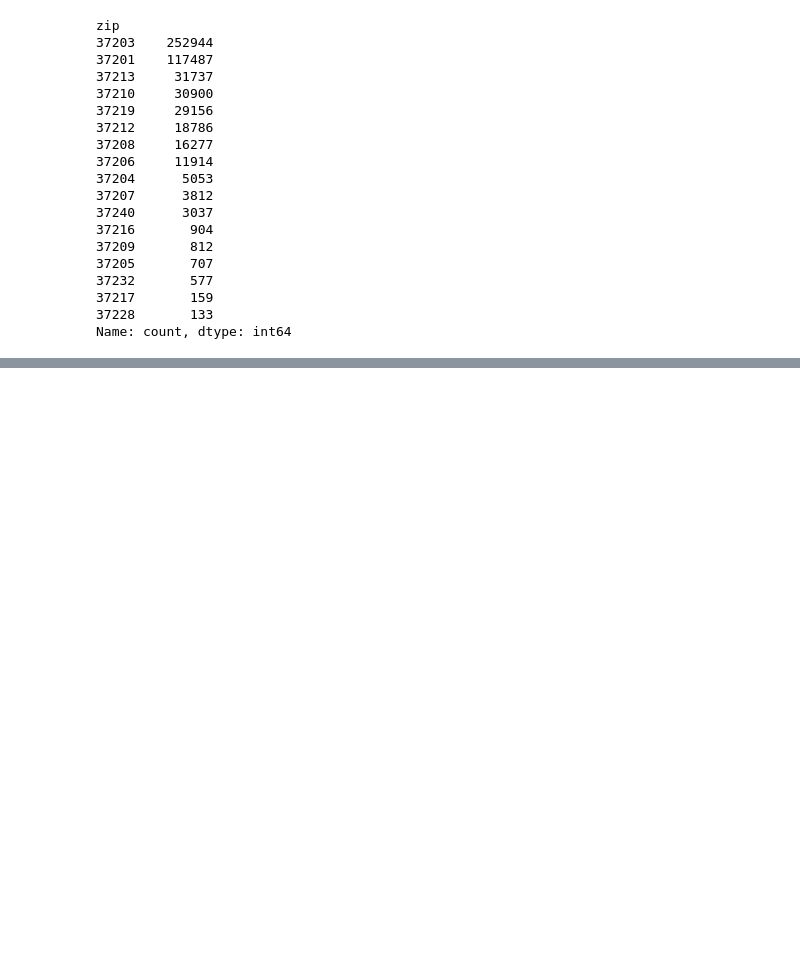
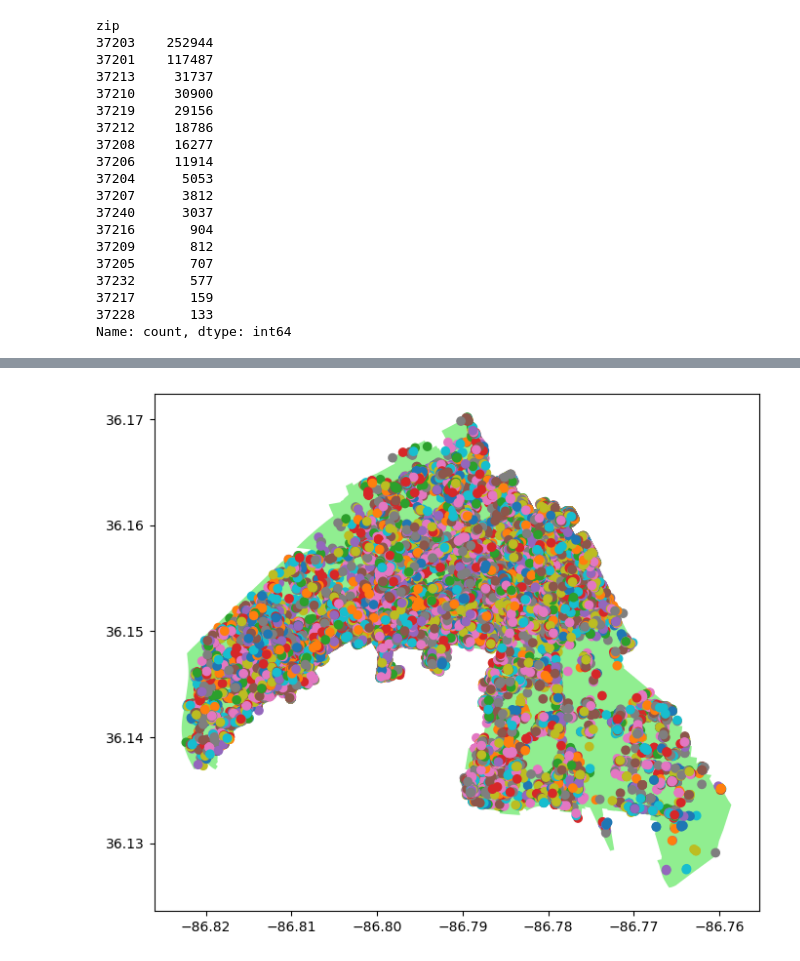
Before and after one commit to NSS-Full-Time-Data-Analytics-11/nashville-scooters-tucker, a Jupyter notebook: notebooks/scooters.ipynb, the cells around one changed output, grey strips where cells are left out. Drawn from its saved outputs; the diff is of its cells as text; code cells hidden in the pictures; blank space fills up the shorter version.

```diff
--- a/notebooks/scooters.ipynb
+++ b/notebooks/scooters.ipynb
@@ -266,0 +363,7 @@ plt.show();
+# %%
+#fig, ax = matplotlib.subplots()
+ax = polygon37203.plot(figsize = (8, 8), color = 'lightgreen')
+all_trips_37203.plot( ax = ax, column = 'sumdid');
+plt.show();
+# %% [output]
+[figure, added]
```
Also changed, not shown: parts of 24 cells of this notebook, 8 other files.
